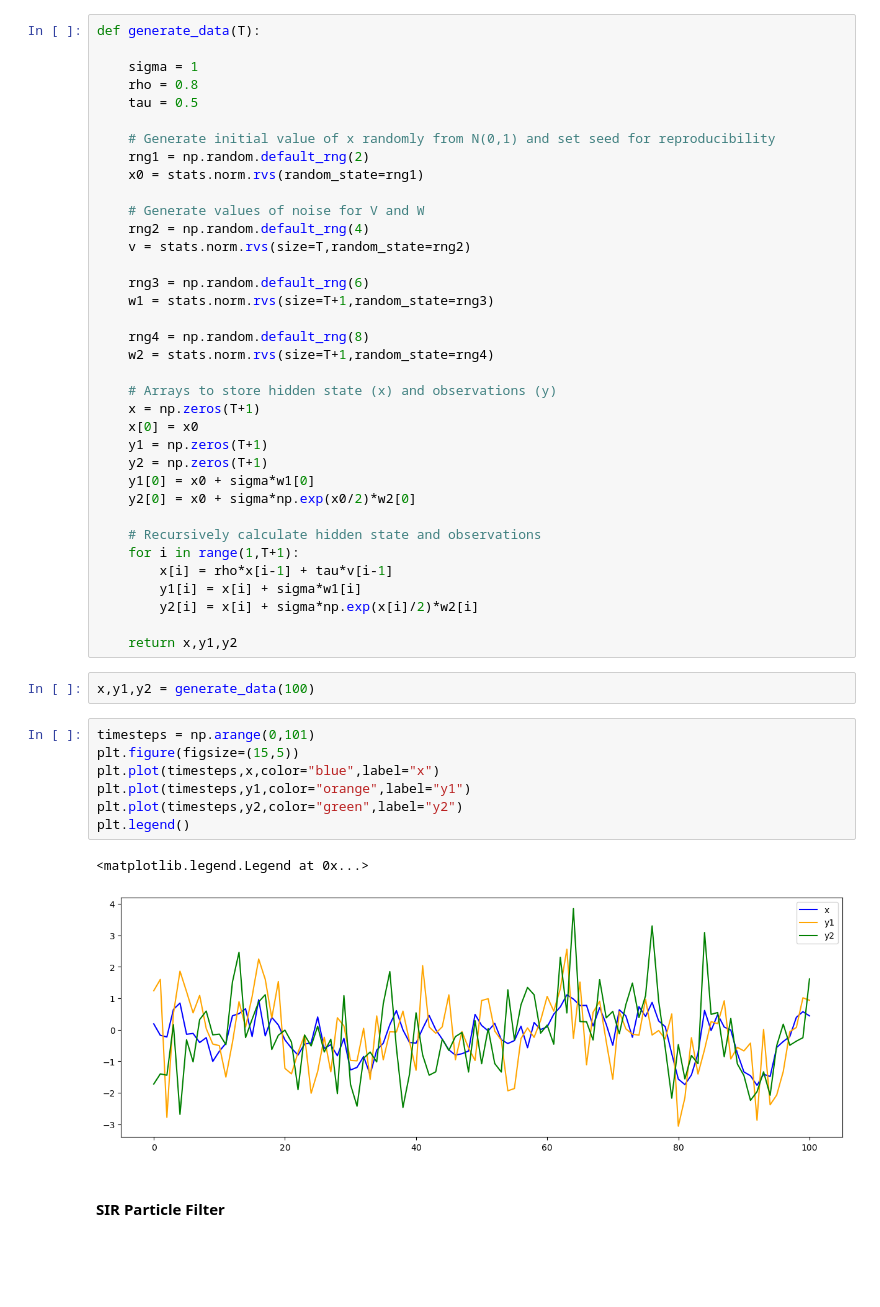
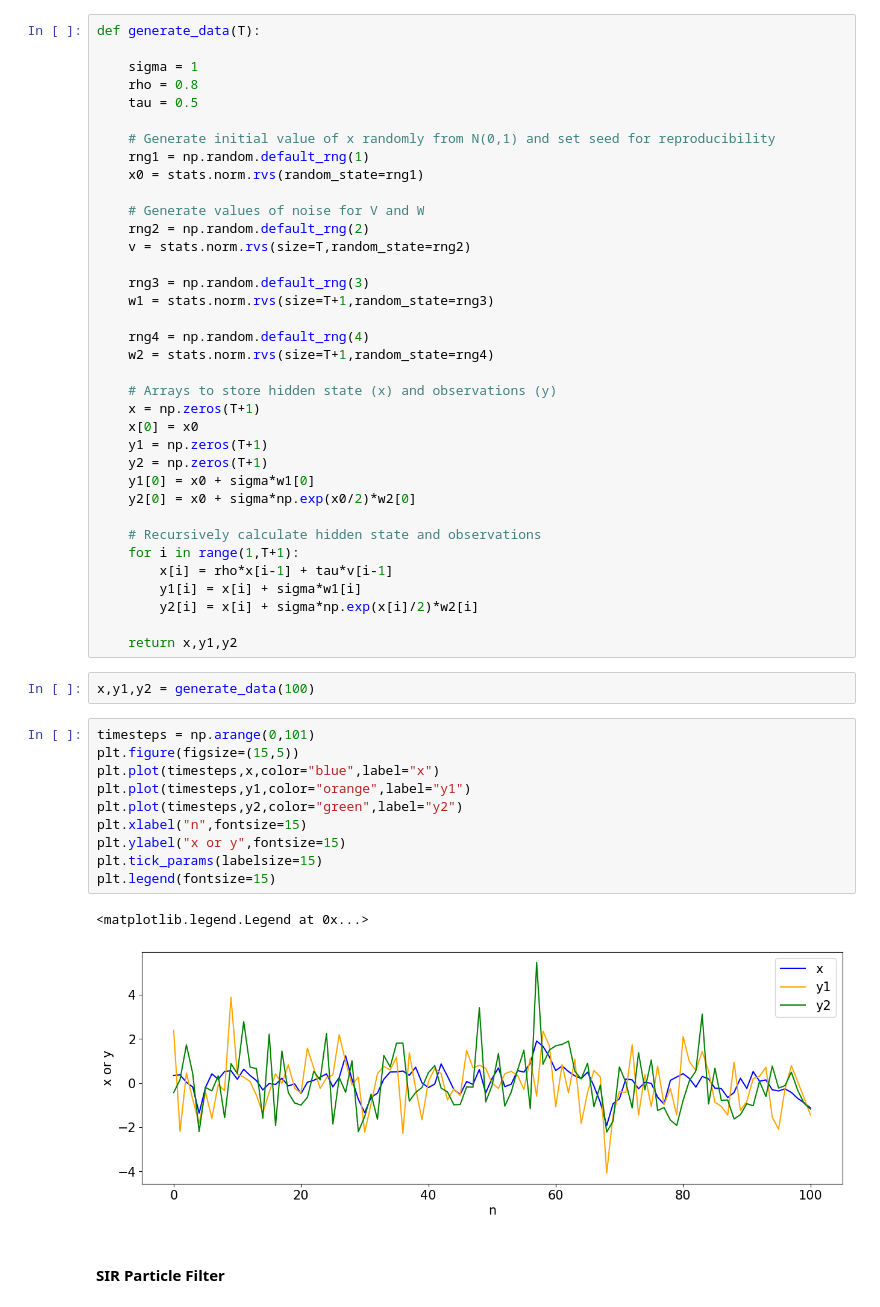
Before and after one commit to Gautam-Chauhan/Advanced-Simulation-Coursework, a Jupyter notebook: Q2.ipynb, the cells around one changed output. Drawn from its saved outputs; the diff is of its cells as text; blank space fills up the shorter version.

```diff
--- a/Q2.ipynb
+++ b/Q2.ipynb
@@ -23,17 +25,17 @@ def generate_data(T):
     tau = 0.5
 
     # Generate initial value of x randomly from N(0,1) and set seed for reproducibility
-    rng1 = np.random.default_rng(2)
+    rng1 = np.random.default_rng(1)
     x0 = stats.norm.rvs(random_state=rng1)
 
     # Generate values of noise for V and W
-    rng2 = np.random.default_rng(4)
+    rng2 = np.random.default_rng(2)
     v = stats.norm.rvs(size=T,random_state=rng2)
 
-    rng3 = np.random.default_rng(6)
+    rng3 = np.random.default_rng(3)
     w1 = stats.norm.rvs(size=T+1,random_state=rng3)
 
-    rng4 = np.random.default_rng(8)
+    rng4 = np.random.default_rng(4)
     w2 = stats.norm.rvs(size=T+1,random_state=rng4)
 
     # Arrays to store hidden state (x) and observations (y)
@@ -56,13 +58,16 @@ x,y1,y2 = generate_data(100)
 # %%
 timesteps = np.arange(0,101)
 plt.figure(figsize=(15,5))
 plt.plot(timesteps,x,color="blue",label="x")
 plt.plot(timesteps,y1,color="orange",label="y1")
 plt.plot(timesteps,y2,color="green",label="y2")
-plt.legend()
+plt.xlabel("n",fontsize=15)
+plt.ylabel("x or y",fontsize=15)
+plt.tick_params(labelsize=15)
+plt.legend(fontsize=15)
 # %% [output]
 <matplotlib.legend.Legend at 0x...>
-[figure, old version]
+[figure, new version]
 # %% [markdown]
 #### SIR Particle Filter
 # %% [markdown]
```
Also changed, not shown: parts of 13 cells of this notebook, 1 other file.
